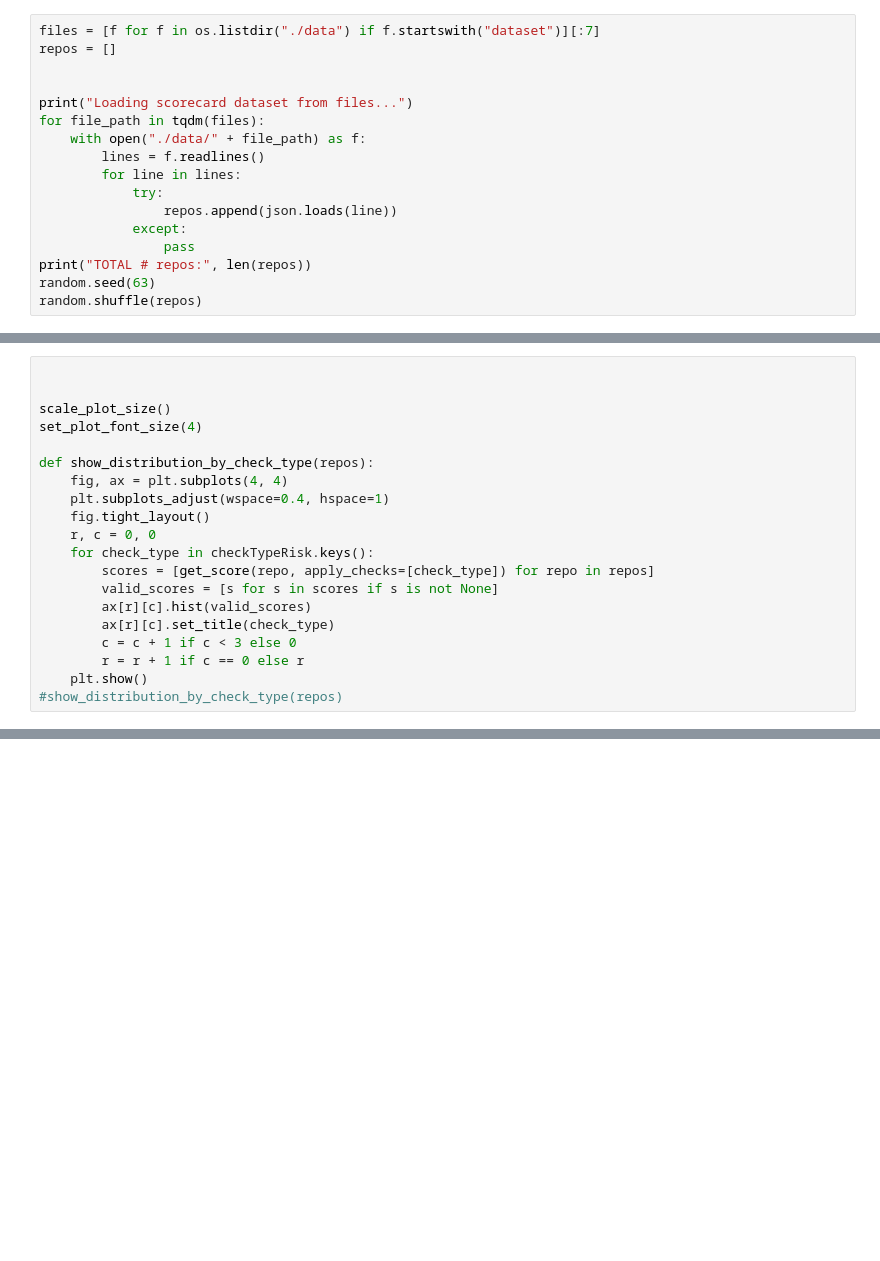
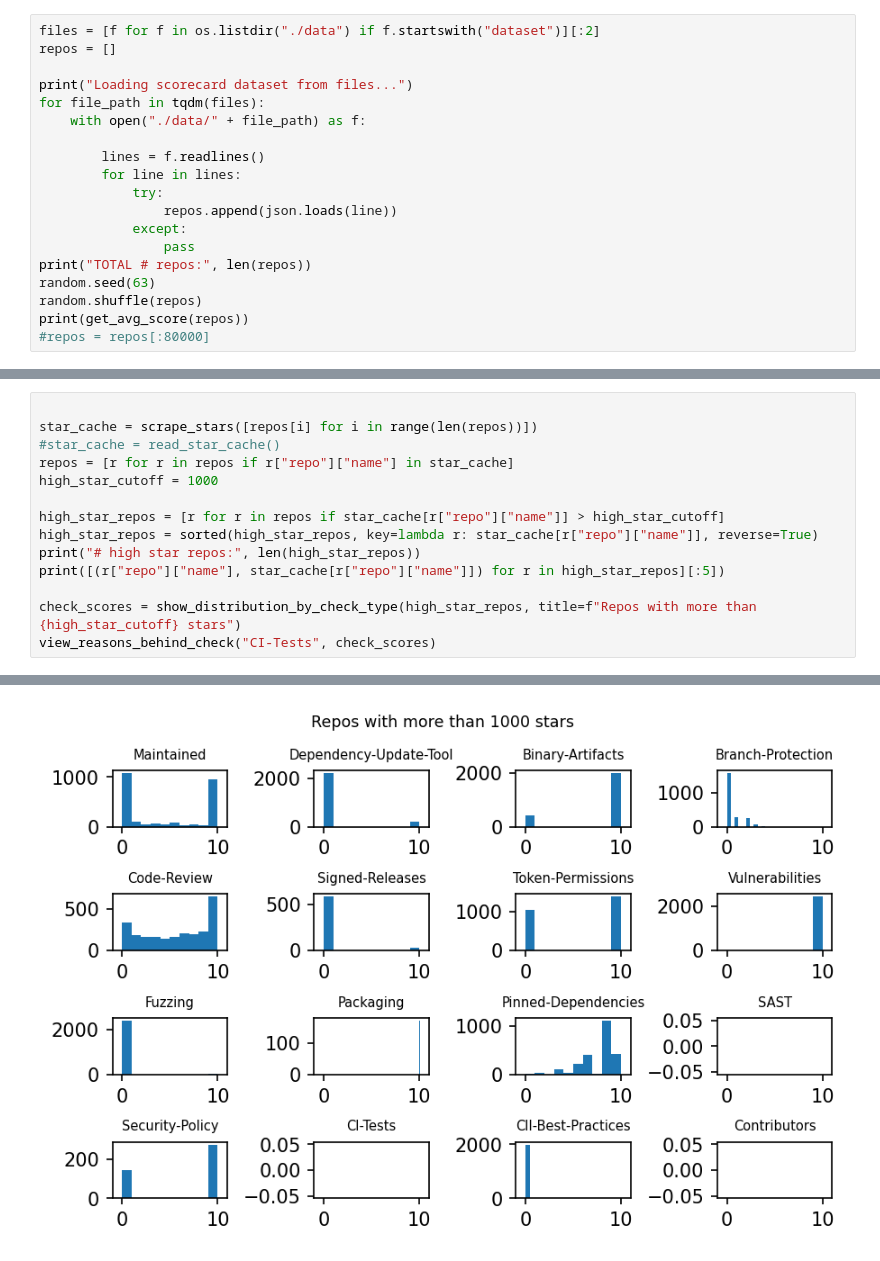
Before and after one commit to aayc/github-scorecard, a Jupyter notebook: analyze_stars_and_scores.ipynb, the cells around one changed output, grey strips where cells are left out. Drawn from its saved outputs; the diff is of its cells as text; blank space fills up the shorter version.

```diff
--- a/analyze_stars_and_scores.ipynb
+++ b/analyze_stars_and_scores.ipynb
@@ -41,11 +23,11 @@ use_check_types = ["Maintained", "Dependency-Update-Tool", "Branch-Protection",
 # %%
-files = [f for f in os.listdir("./data") if f.startswith("dataset")][:7]
+files = [f for f in os.listdir("./data") if f.startswith("dataset")][:2]
 repos = []
-
 
 print("Loading scorecard dataset from files...")
 for file_path in tqdm(files):
     with open("./data/" + file_path) as f:
+
         lines = f.readlines()
         for line in lines:
             try:
@@ -55,5 +37,7 @@ for file_path in tqdm(files):
 print("TOTAL # repos:", len(repos))
 random.seed(63)
 random.shuffle(repos)
+print(get_avg_score(repos))
+#repos = repos[:80000]
 # %% [output]
 Loading scorecard dataset from files...
@@ -91,20 +45,0 @@ def set_plot_font_size(size):
-# %%
-
-
-scale_plot_size()
-set_plot_font_size(4)
-
-def show_distribution_by_check_type(repos):
-    fig, ax = plt.subplots(4, 4)
-    plt.subplots_adjust(wspace=0.4, hspace=1)
-    fig.tight_layout()
-    r, c = 0, 0
-    for check_type in checkTypeRisk.keys():
-        scores = [get_score(repo, apply_checks=[check_type]) for repo in repos]
-        valid_scores = [s for s in scores if s is not None]
-        ax[r][c].hist(valid_scores)
-        ax[r][c].set_title(check_type)
-        c = c + 1 if c < 3 else 0
-        r = r + 1 if c == 0 else r
-    plt.show()
-#show_distribution_by_check_type(repos)
@@ -161,0 +46,15 @@ b'{"id":24504460,"node_id":"MDEwOlJlcG9zaXRvcnkyNDUwNDQ2MA==","name":"uuid.js","
+# %%
+
+star_cache = scrape_stars([repos[i] for i in range(len(repos))])
+#star_cache = read_star_cache()
+repos = [r for r in repos if r["repo"]["name"] in star_cache]
+high_star_cutoff = 1000
+
+high_star_repos = [r for r in repos if star_cache[r["repo"]["name"]] > high_star_cutoff]
+high_star_repos = sorted(high_star_repos, key=lambda r: star_cache[r["repo"]["name"]], reverse=True)
+print("# high star repos:", len(high_star_repos))
+print([(r["repo"]["name"], star_cache[r["repo"]["name"]]) for r in high_star_repos][:5])
+
+check_scores = show_distribution_by_check_type(high_star_repos, title=f"Repos with more than {high_star_cutoff} stars")
+view_reasons_behind_check("CI-Tests", check_scores)
+# %% [output]
@@ -161,0 +69 @@ b'{"id":24504460,"node_id":"MDEwOlJlcG9zaXRvcnkyNDUwNDQ2MA==","name":"uuid.js","
+[figure, added]
```
Also changed, not shown: parts of 9 cells of this notebook, 2 other files.
